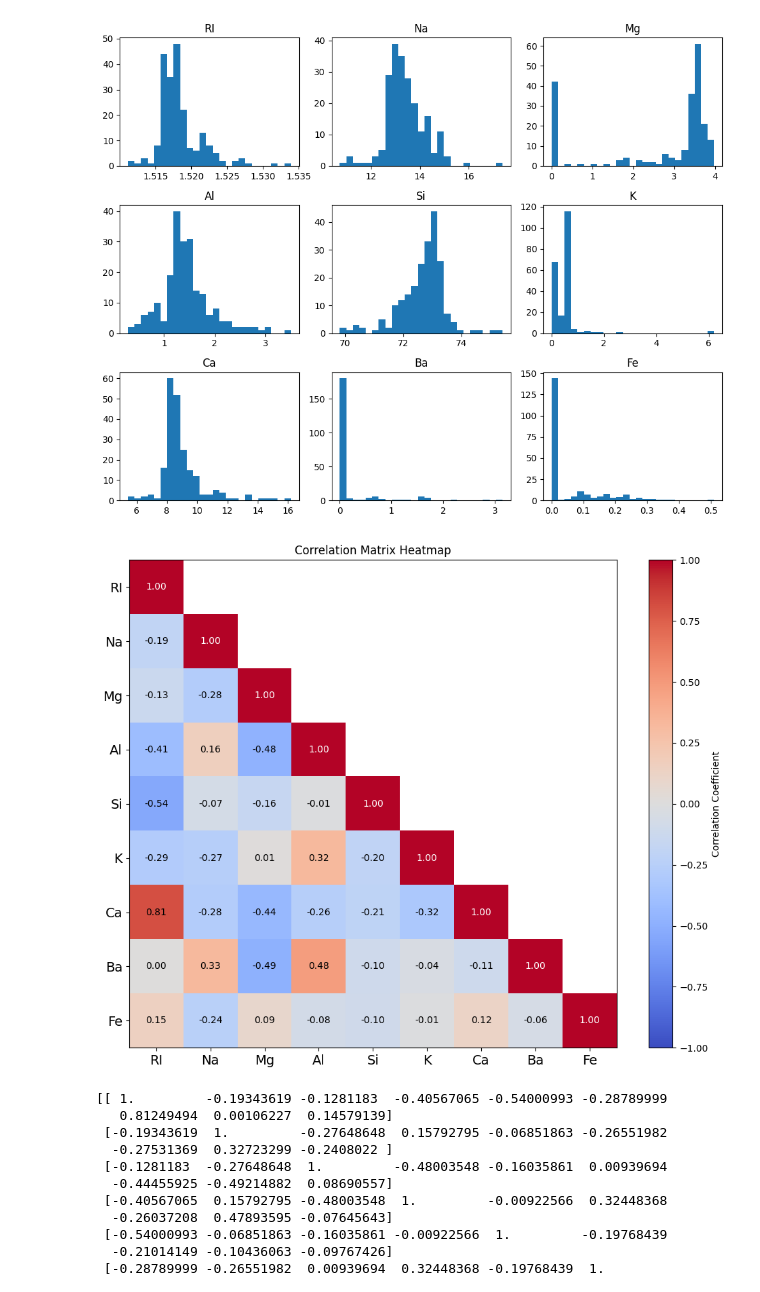
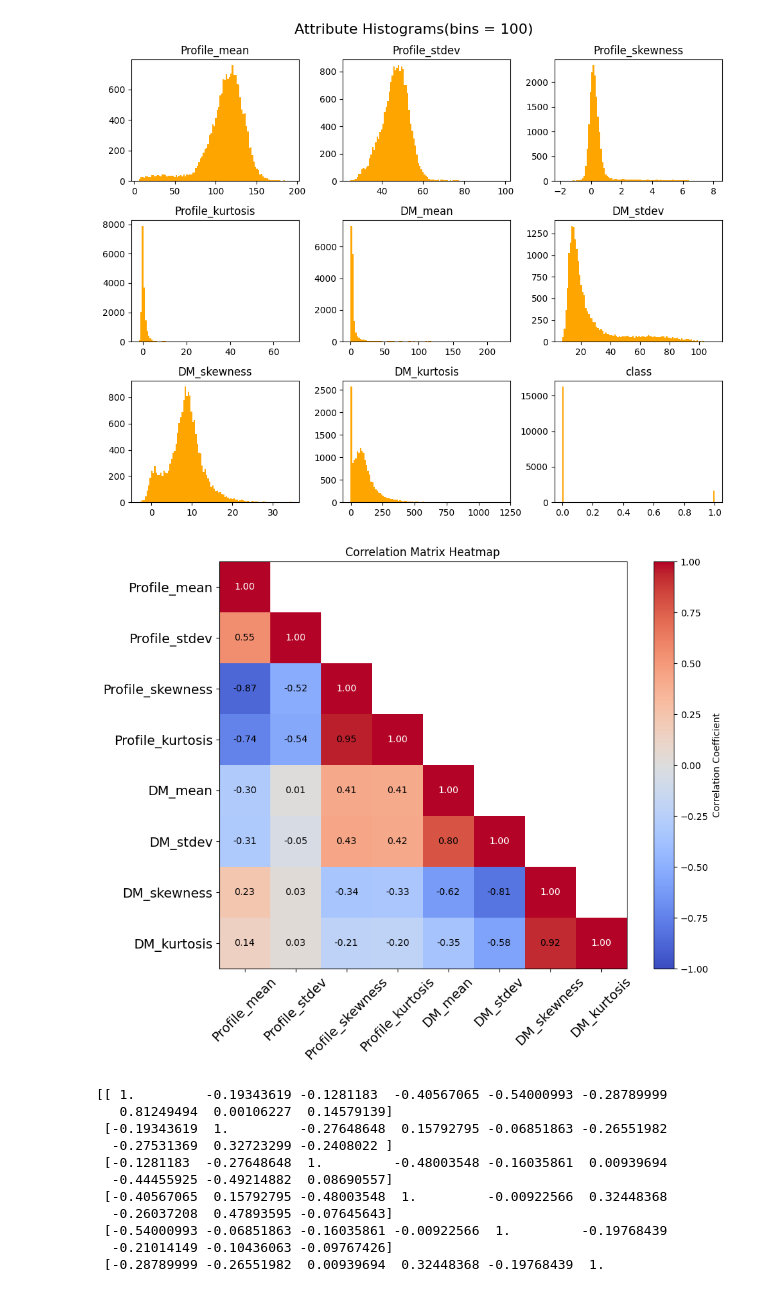
Before and after one commit to nickxir12/Machine_Learning_Projects, a Jupyter notebook: Project1/Code/MachineLearningProject1.ipynb, the cells around one changed output. Drawn from its saved outputs; the diff is of its cells as text; code cells hidden in the pictures.

```diff
--- a/Project1/Code/MachineLearningProject1.ipynb
+++ b/Project1/Code/MachineLearningProject1.ipynb
@@ -26,16 +7,13 @@ C = len(classNames)
 # %%
-#       OURS!
-
-
-filename = "../MyData/heart_failure_clinical_records_dataset.csv"
+# Read data
+filename = "../MyData/HTRU_2.csv"
 df = pd.read_csv(filename)
 
 raw_data = df.values
 
-cols = range(0, 12)
+cols = range(0, 9)
 X = raw_data[:, cols]
 # Column of platelets has to be divided with 1000,mistake in data
-X[:, 6] /= 1000
 
 attributeNames = np.asarray(df.columns[cols])
 
@@ -50,4 +28,6 @@ y = np.array([classDict[cl] for cl in classLabels])
 N, M = X.shape
 
 C = len(classNames)
+
+classDict = dict(zip(range(1,8), classNames))
 # %%
@@ -268,69 +198,61 @@ fig, axes = plt.subplots(3, 3, figsize=(10, 8))
 
 # Flatten the axes array for easier iteration
 axes = axes.flatten()
-beans = 25
+beans = 100
 
 # Create histograms for each subplot
 for i in range(9):
     ax = axes[i]
-    ax.hist(X[:,i], bins=beans)
+    ax.hist(X[:,i], bins=beans, color='orange')
     ax.set_title(attributeNames[i])
 
 # Add a title for the entire grid of histograms
-# fig.suptitle(f'Attribute Histograms(bins = {beans})', fontsize=16)
+fig.suptitle(f'Attribute Histograms(bins = {beans})', fontsize=16)
 
 # Adjust the spacing between subplots
 plt.tight_layout()
-# fig.savefig('grid_of_histograms.png')
 # Display the plot
 plt.show()
 # %% [output]
-[figure, old version]
+[figure, new version]
 # %%
-# Sample data (replace this with your own data)
-data = np.random.rand(10, 9)  # Replace with your actual data
-
 # Calculate the correlation matrix
-correlation_matrix = np.corrcoef(X, rowvar=False)
-
-# print(correlation_matrix)
+correlation_matrix = np.corrcoef(X[:, :8], rowvar=False)
 
 # Create a heatmap of the correlation matrix
 mask = np.ones_like(correlation_matrix, dtype=bool)
 
-
-for i in range(9):
-    for j in range(9):
+for i in range(8):
+    for j in range(8):
         if i < j:
           mask[i, j] = False
         else:
           pass
 
 plt.figure(figsize=(10, 8))
+
 heatmap = plt.imshow(np.ma.masked_array(correlation_matrix, mask=~mask), cmap='coolwarm', interpolation='nearest', vmin=-1, vmax=1)
 
-# plt.imshow(correlation_matrix, cmap='coolwarm', vmin=-1, vmax=1)
 plt.colorbar(heatmap, label='Correlation Coefficient')
 plt.title('Correlation Matrix Heatmap')
 plt.xticks(range(len(attributeNames)-1), attributeNames[:-1], fontsize=14)
-# plt.xticks(np.arange(9), [c for c in classNames], rotation=45)
 plt.yticks(range(len(attributeNames)-1), attributeNames[:-1], fontsize=14)
-plt.tight_layout()
-for i in range(9):
-    for j in range(9):
+for i in range(8):
+    for j in range(8):
         if i <= j:
           plt.text(j, i, f'{correlation_matrix[i, j]:.2f}', ha='center', va='center', color='white')
           ax.text(3,3, correlation_matrix[3,3],fontsize=24)
         elif i < j:
           pass
         else:
           plt.text(j, i, f'{correlation_matrix[i, j]:.2f}', ha='center', va='center', color='black')
           ax.text(3,3, correlation_matrix[3,3],fontsize=24)
 
-# plt.show()
-plt.savefig('CorrMat.png')
+plt.xticks(rotation=45)  # Rotate x-axis labels for better readability
+plt.tight_layout()
+plt.show()
 # %% [output]
-[figure, old version]
+[figure, new version]
 # %%
 print(correlation_matrix)
 # %% [output]
```
Also changed, not shown: parts of 10 cells of this notebook.
